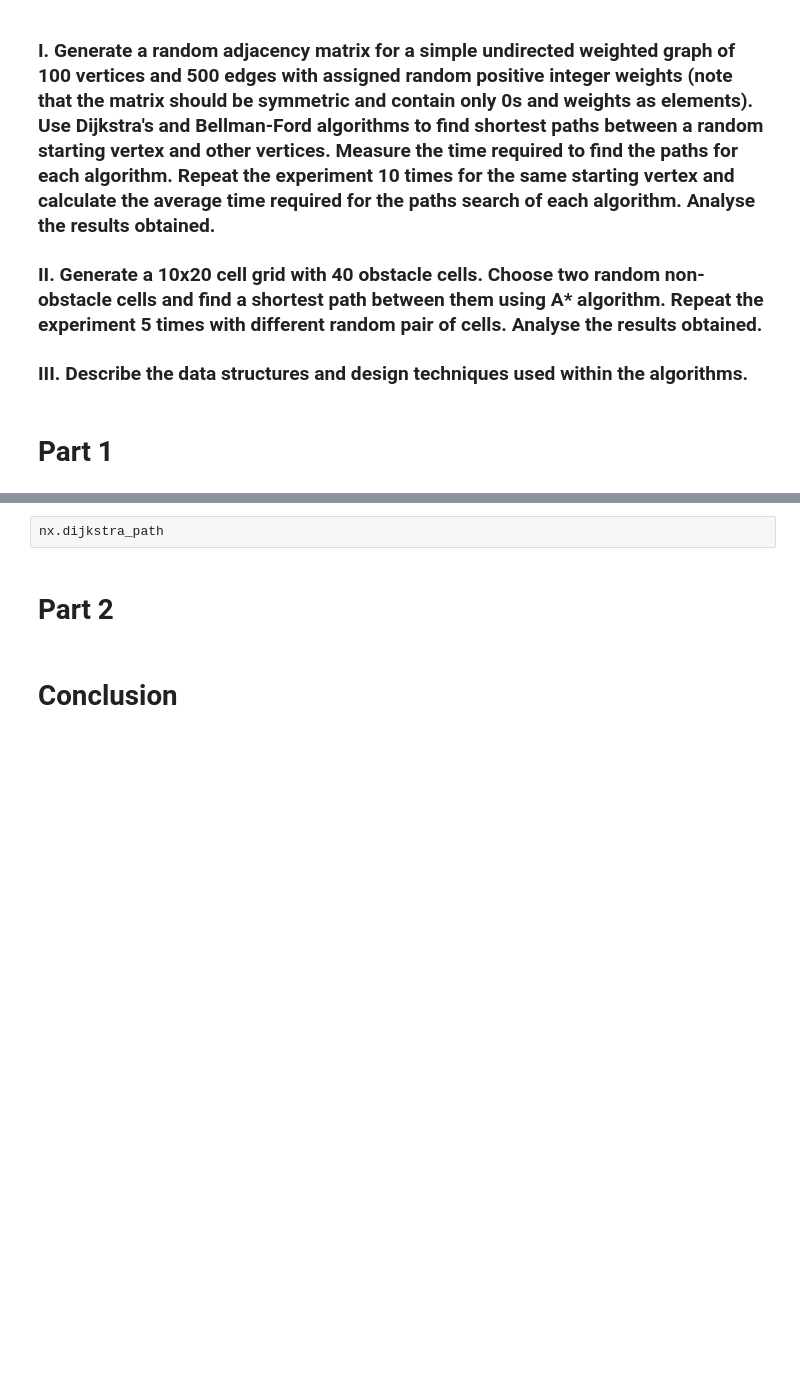
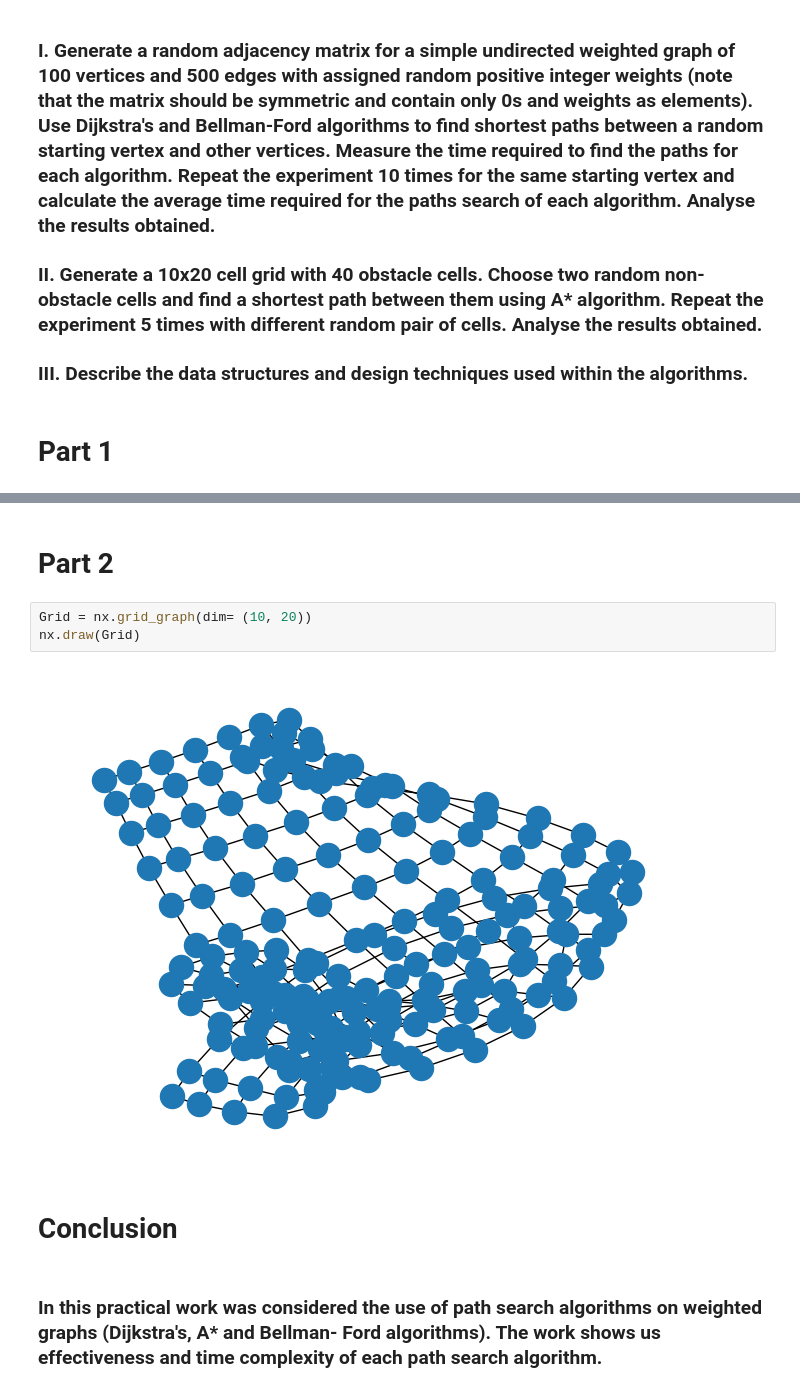
Before and after one commit to ATHigh/ITMO_labs, a Jupyter notebook: AaDoA/Task6.ipynb, the cells around one changed output, grey strips where cells are left out. Cells and saved outputs as stored; diff of their text form; blank space fills up the shorter version.

```diff
--- a/AaDoA/Task6.ipynb
+++ b/AaDoA/Task6.ipynb
@@ -97,6 +115,11 @@ Bellman-Ford algorithm execution mean time - 0.00057 (between vertices 33 and 31
-# %%
-nx.dijkstra_path
 # %% [markdown]
 # Part 2
+# %%
+Grid = nx.grid_graph(dim= (10, 20))
+nx.draw(Grid)
+# %% [output]
+[figure, added]
 # %% [markdown]
 # Conclusion
+# %% [markdown]
+### In this practical work was considered the use of path search algorithms on weighted graphs (Dijkstra's, A* and Bellman- Ford algorithms). The work shows us effectiveness and time complexity of each path search algorithm.
```
Also changed, not shown: parts of 10 cells of this notebook.
